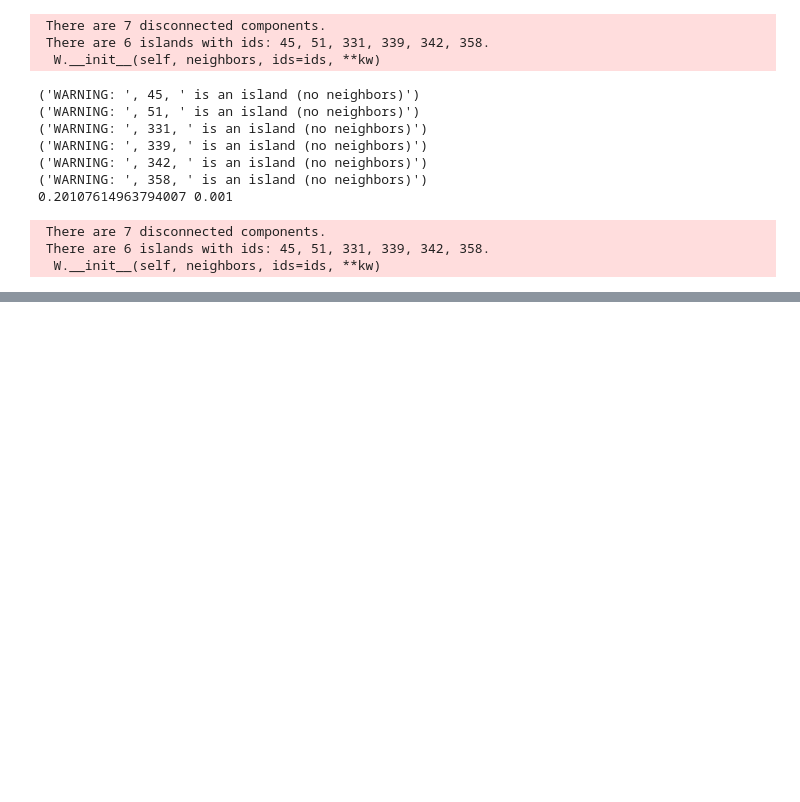
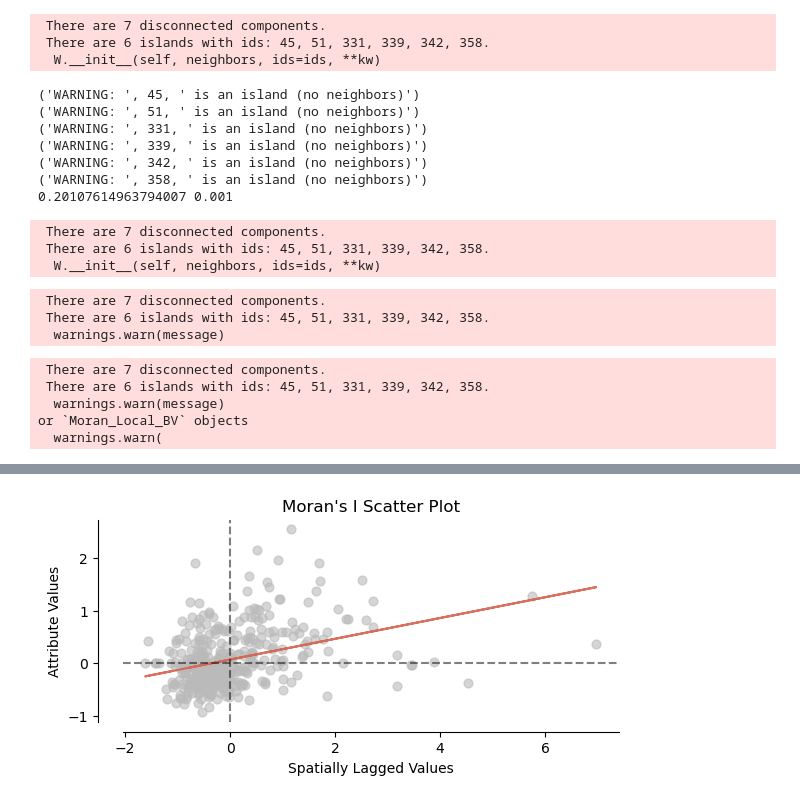
Before and after one commit to MJMRData1Assignment1/Assignment-1, a Jupyter notebook: hw-04[FINAL].ipynb, the cells around one changed output, grey strips where cells are left out. Drawn from its saved outputs; the diff is of its cells as text; code cells hidden in the pictures; blank space fills up the shorter version.

```diff
--- a/hw-04[FINAL].ipynb
+++ b/hw-04[FINAL].ipynb
@@ -190,3 +188,11 @@ def standardize_weights(W):
+# %%
+brxt_shp = gpd.read_file("C:\\Users\\Admin\\Desktop\\Code\\brexit.gpkg")
+W = weights.Queen.from_dataframe(brxt_shp)
+standardize_weights(W)
+# %% [output]
+ There are 7 disconnected components.
+ There are 6 islands with ids: 45, 51, 331, 339, 342, 358.
+  warnings.warn(message)
 # %%
 # Question 4: Creating Distance-Based Weights (Robert Laan)
 
@@ -254,3 +268,14 @@ def plot_moran(W, y):
 
     # Show the plot
     plt.show()
+# %%
+brxt_shp = gpd.read_file("C:\\Users\\Admin\\Desktop\\Code\\brexit.gpkg")
+W = weights.Queen.from_dataframe(brxt_shp)
+y = brxt_shp['Valid_Vote'].values
+plot_moran(W, y)
+# %% [output]
+ There are 7 disconnected components.
+ There are 6 islands with ids: 45, 51, 331, 339, 342, 358.
+  warnings.warn(message)
+or `Moran_Local_BV` objects
+  warnings.warn(
@@ -256,0 +288 @@ def plot_moran(W, y):
+[figure, added]
```
Also changed, not shown: parts of 4 cells of this notebook.
